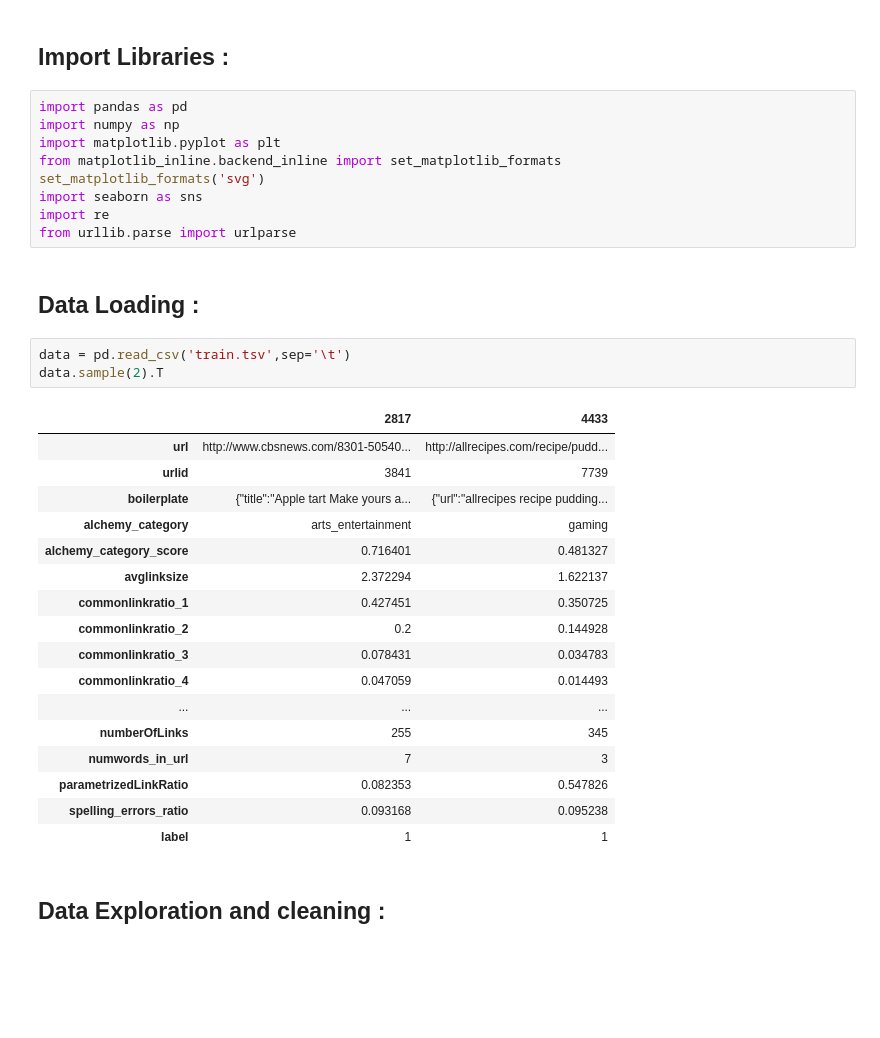
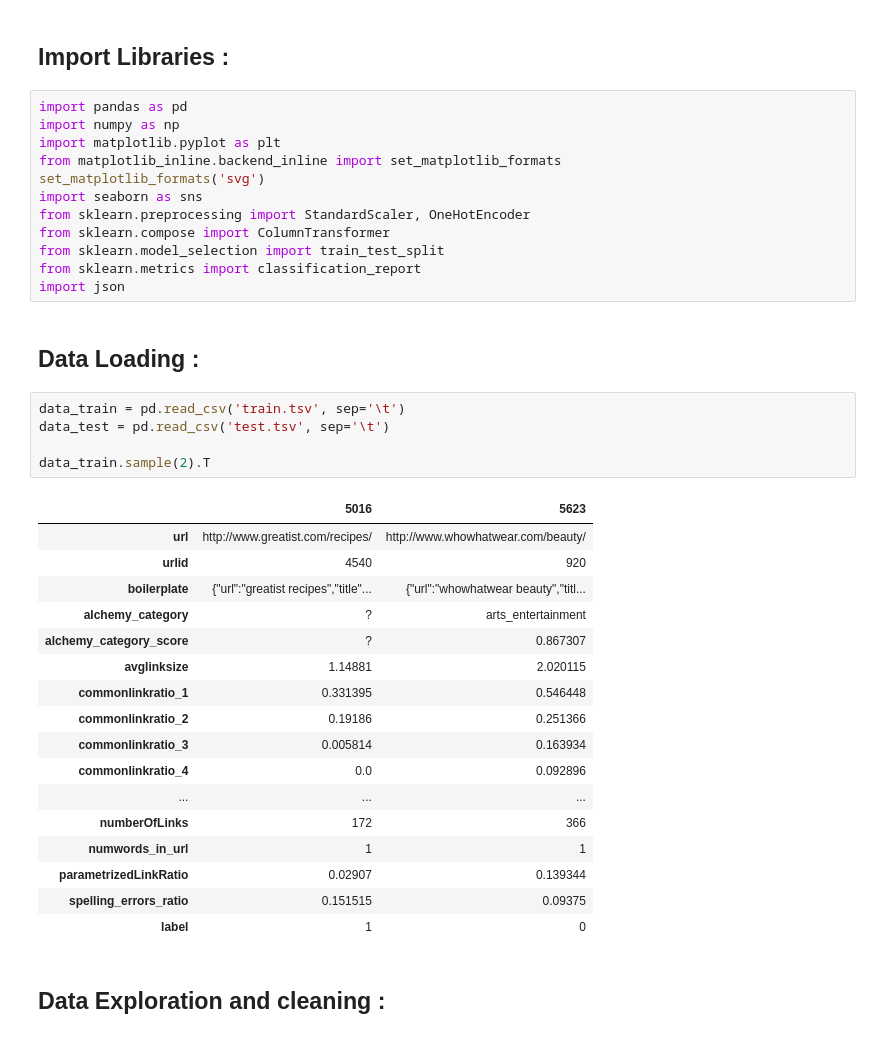
Before and after one commit to olamineZakaria/StumbleUpon-Evergreen-Classification-Challenge, a Jupyter notebook: stumbleupon_problem.ipynb, the cells around one changed output. Saved outputs shown, nothing was run; the diff lists cells and outputs as text; blank space fills up the shorter version.

```diff
--- a/stumbleupon_problem.ipynb
+++ b/stumbleupon_problem.ipynb
@@ -11,31 +11,36 @@ import matplotlib.pyplot as plt
 from matplotlib_inline.backend_inline import set_matplotlib_formats
 set_matplotlib_formats('svg')
 import seaborn as sns
-import re
-from urllib.parse import urlparse
+from sklearn.preprocessing import StandardScaler, OneHotEncoder
+from sklearn.compose import ColumnTransformer
+from sklearn.model_selection import train_test_split
+from sklearn.metrics import classification_report
+import json
 # %% [markdown]
 ## Data Loading :
 # %%
-data = pd.read_csv('train.tsv',sep='\t')
-data.sample(2).T
+data_train = pd.read_csv('train.tsv', sep='\t')
+data_test = pd.read_csv('test.tsv', sep='\t')
+
+data_train.sample(2).T
 # %% [output]
-|  | 2817 | 4433 |
-| url | http://www.cbsnews.com/8301-50540... | http://allrecipes.com/recipe/pudd... |
-| urlid | 3841 | 7739 |
-| boilerplate | {"title":"Apple tart Make yours a... | {"url":"allrecipes recipe pudding... |
-| alchemy_category | arts_entertainment | gaming |
-| alchemy_category_score | 0.716401 | 0.481327 |
-| avglinksize | 2.372294 | 1.622137 |
-| commonlinkratio_1 | 0.427451 | 0.350725 |
-| commonlinkratio_2 | 0.2 | 0.144928 |
-| commonlinkratio_3 | 0.078431 | 0.034783 |
-| commonlinkratio_4 | 0.047059 | 0.014493 |
+|  | 5016 | 5623 |
+| url | http://www.greatist.com/recipes/ | http://www.whowhatwear.com/beauty/ |
+| urlid | 4540 | 920 |
+| boilerplate | {"url":"greatist recipes","title"... | {"url":"whowhatwear beauty","titl... |
+| alchemy_category | ? | arts_entertainment |
+| alchemy_category_score | ? | 0.867307 |
+| avglinksize | 1.14881 | 2.020115 |
+| commonlinkratio_1 | 0.331395 | 0.546448 |
+| commonlinkratio_2 | 0.19186 | 0.251366 |
+| commonlinkratio_3 | 0.005814 | 0.163934 |
+| commonlinkratio_4 | 0.0 | 0.092896 |
 | ... | ... | ... |
-| numberOfLinks | 255 | 345 |
-| numwords_in_url | 7 | 3 |
-| parametrizedLinkRatio | 0.082353 | 0.547826 |
-| spelling_errors_ratio | 0.093168 | 0.095238 |
-| label | 1 | 1 |
+| numberOfLinks | 172 | 366 |
+| numwords_in_url | 1 | 1 |
+| parametrizedLinkRatio | 0.02907 | 0.139344 |
+| spelling_errors_ratio | 0.151515 | 0.09375 |
+| label | 1 | 0 |
 # %% [markdown]
 ## Data Exploration and cleaning :
 # %%
```
Also changed, not shown: parts of 55 cells of this notebook, 2 other files.
